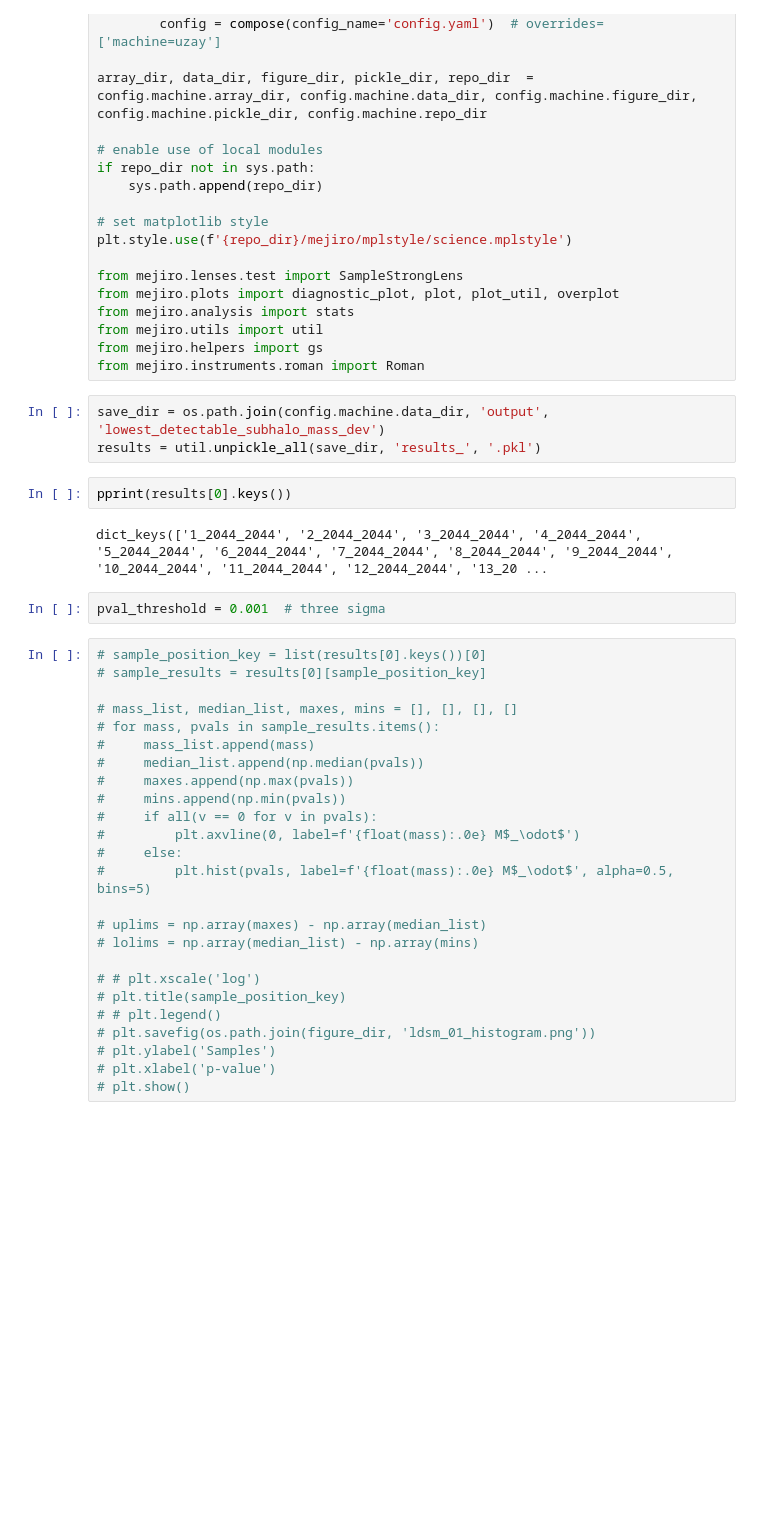
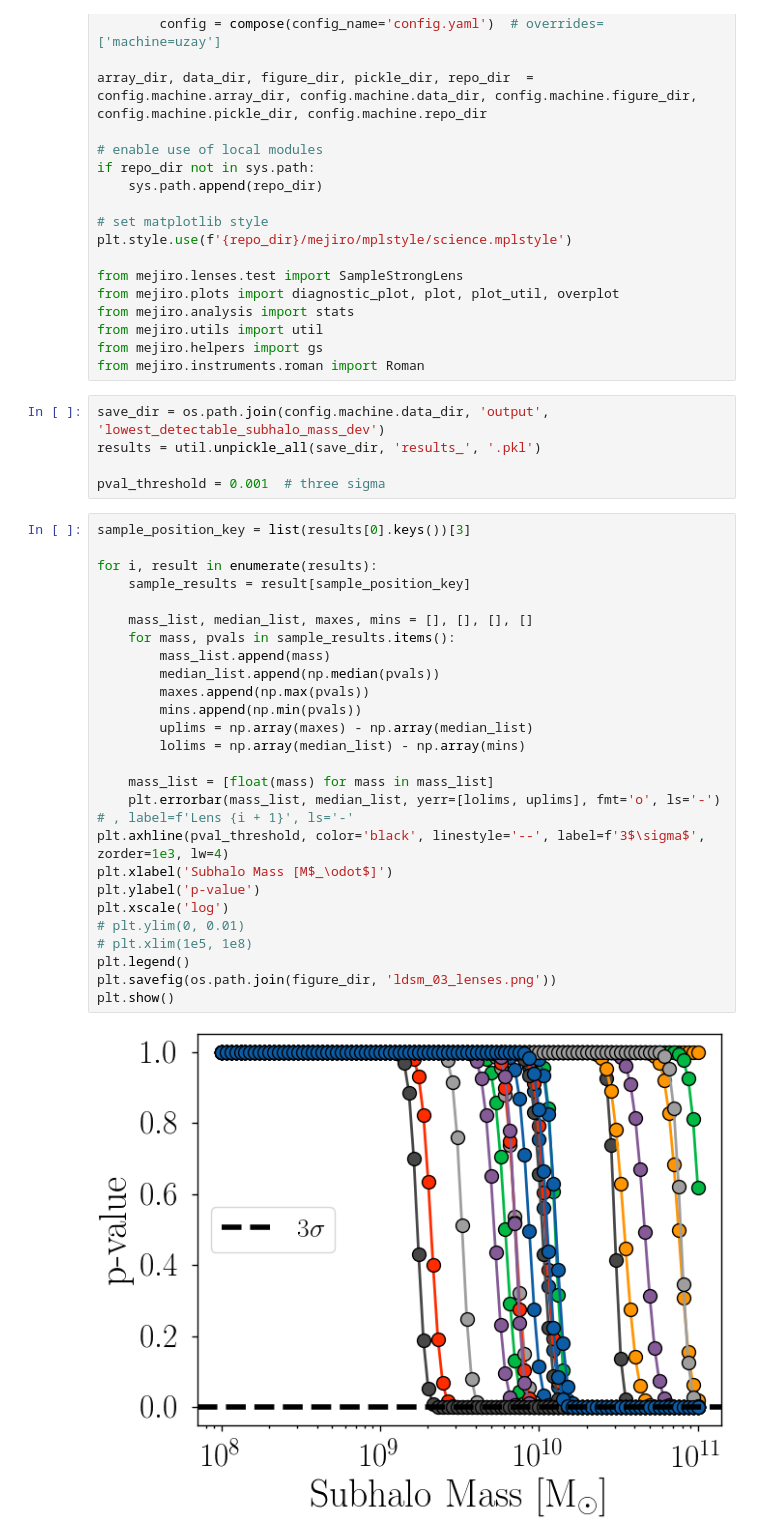
Before and after one commit to AstroMusers/mejiro, a Jupyter notebook: paper/figure_notebooks/lowest_detectable_subhalo_mass.ipynb, the cells around one changed output. Saved outputs shown, nothing was run; the diff lists cells and outputs as text; blank space fills up the shorter version.

Commit message:
work on lowest detectable subhalo mass

```diff
--- a/paper/figure_notebooks/lowest_detectable_subhalo_mass.ipynb
+++ b/paper/figure_notebooks/lowest_detectable_subhalo_mass.ipynb
@@ -46,34 +46,33 @@ from mejiro.instruments.roman import Roman
 # %%
 save_dir = os.path.join(config.machine.data_dir, 'output', 'lowest_detectable_subhalo_mass_dev')
 results = util.unpickle_all(save_dir, 'results_', '.pkl')
+
+pval_threshold = 0.001  # three sigma
-# %%
-pprint(results[0].keys())
-# %% [output]
-dict_keys(['1_2044_2044', '2_2044_2044', '3_2044_2044', '4_2044_2044', '5_2044_2044', '6_2044_2044', '7_2044_2044', '8_2044_2044', '9_2044_2044', '10_2044_2044', '11_2044_2044', '12_2044_2044', '13_20 ...
-# %%
-pval_threshold = 0.001  # three sigma
 # %%
-# sample_position_key = list(results[0].keys())[0]
-# sample_results = results[0][sample_position_key]
+sample_position_key = list(results[0].keys())[3]
 
-# mass_list, median_list, maxes, mins = [], [], [], []
-# for mass, pvals in sample_results.items():
-#     mass_list.append(mass)
-#     median_list.append(np.median(pvals))
-#     maxes.append(np.max(pvals))
-#     mins.append(np.min(pvals))
-#     if all(v == 0 for v in pvals):
-#         plt.axvline(0, label=f'{float(mass):.0e} M$_\odot$')
-#     else:
-#         plt.hist(pvals, label=f'{float(mass):.0e} M$_\odot$', alpha=0.5, bins=5)
+for i, result in enumerate(results):
+    sample_results = result[sample_position_key]
 
-# uplims = np.array(maxes) - np.array(median_list)
-# lolims = np.array(median_list) - np.array(mins)
+    mass_list, median_list, maxes, mins = [], [], [], []
+    for mass, pvals in sample_results.items():
+        mass_list.append(mass)
+        median_list.append(np.median(pvals))
+        maxes.append(np.max(pvals))
+        mins.append(np.min(pvals))
+        uplims = np.array(maxes) - np.array(median_list)
+        lolims = np.array(median_list) - np.array(mins)
 
-# # plt.xscale('log')
-# plt.title(sample_position_key)
-# # plt.legend()
-# plt.savefig(os.path.join(figure_dir, 'ldsm_01_histogram.png'))
-# plt.ylabel('Samples')
-# plt.xlabel('p-value')
-# plt.show()
+    mass_list = [float(mass) for mass in mass_list]
+    plt.errorbar(mass_list, median_list, yerr=[lolims, uplims], fmt='o', ls='-')  # , label=f'Lens {i + 1}', ls='-'
+plt.axhline(pval_threshold, color='black', linestyle='--', label=f'3$\sigma$', zorder=1e3, lw=4)
+plt.xlabel('Subhalo Mass [M$_\odot$]')
+plt.ylabel('p-value')
+plt.xscale('log')
+# plt.ylim(0, 0.01)
+# plt.xlim(1e5, 1e8)
+plt.legend()
+plt.savefig(os.path.join(figure_dir, 'ldsm_03_lenses.png'))
+plt.show()
+# %% [output]
+[figure, added]
```
Also changed, not shown: parts of 15 cells of this notebook, 12 other files.
